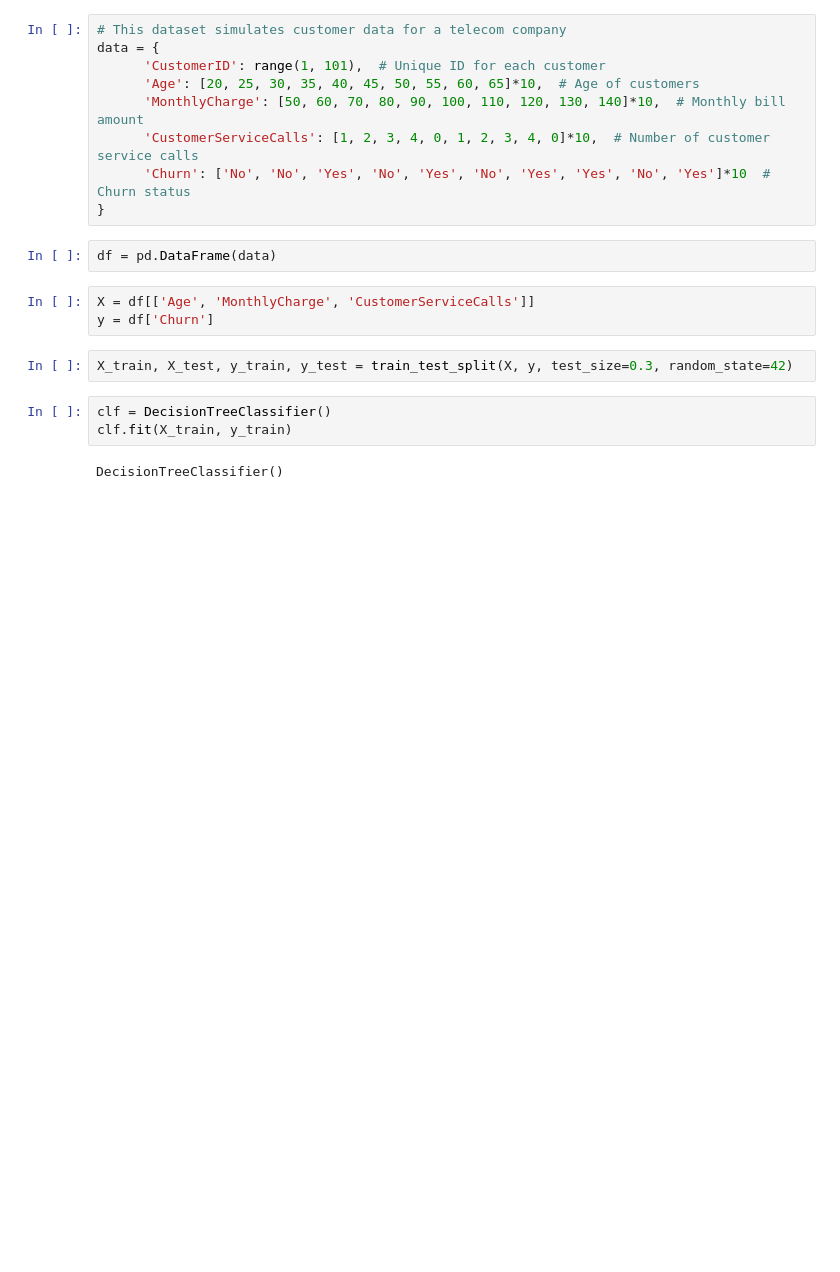
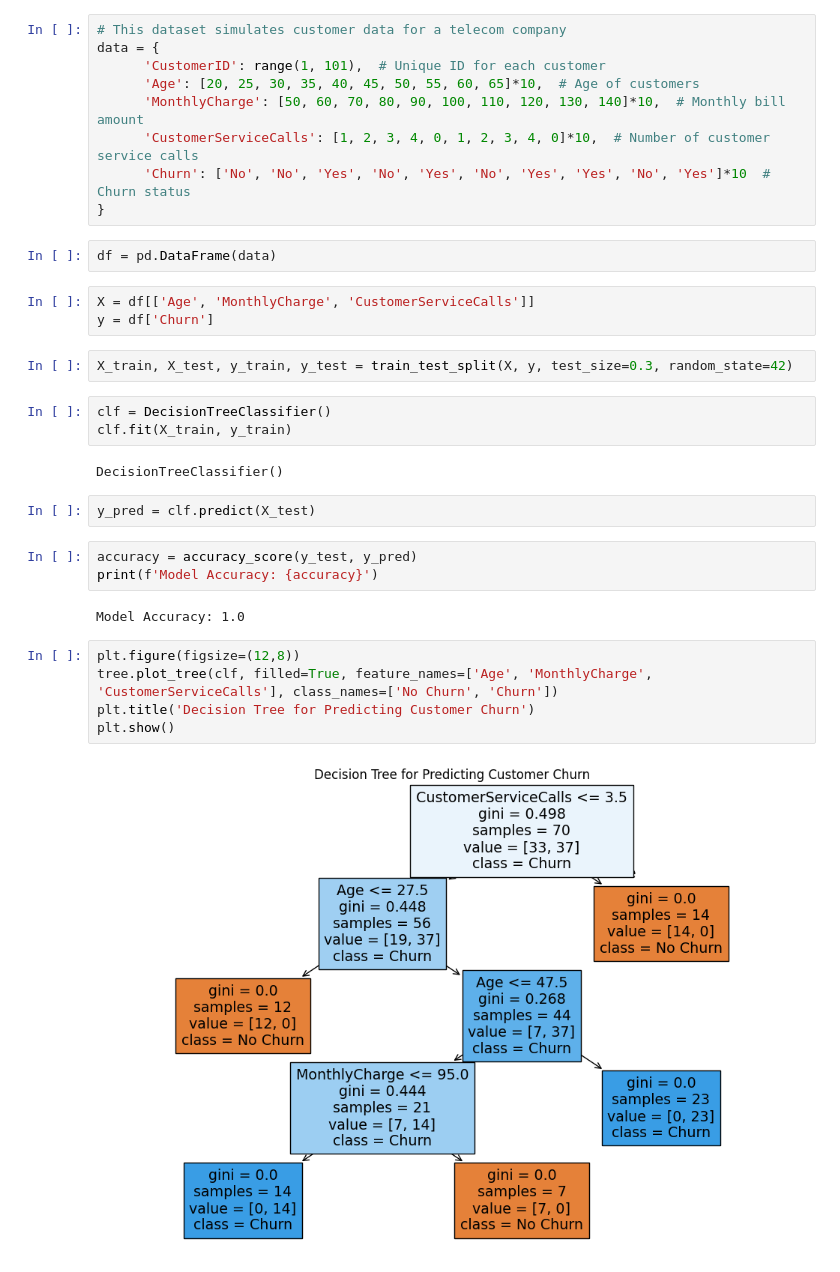
Before and after one commit to Hiida3li/Udacity-workspace, a Jupyter notebook: customer_churn_prediction.ipynb, the cells around one changed output. Saved outputs shown, nothing was run; the diff lists cells and outputs as text; blank space fills up the shorter version.

Commit message:
pred

```diff
--- a/customer_churn_prediction.ipynb
+++ b/customer_churn_prediction.ipynb
@@ -29,3 +29,17 @@ clf = DecisionTreeClassifier()
 clf.fit(X_train, y_train)
 # %% [output]
 DecisionTreeClassifier()
+# %%
+y_pred = clf.predict(X_test)
+# %%
+accuracy = accuracy_score(y_test, y_pred)
+print(f'Model Accuracy: {accuracy}')
+# %% [output]
+Model Accuracy: 1.0
+# %%
+plt.figure(figsize=(12,8))
+tree.plot_tree(clf, filled=True, feature_names=['Age', 'MonthlyCharge', 'CustomerServiceCalls'], class_names=['No Churn', 'Churn'])
+plt.title('Decision Tree for Predicting Customer Churn')
+plt.show()
+# %% [output]
+[figure, added]
```
